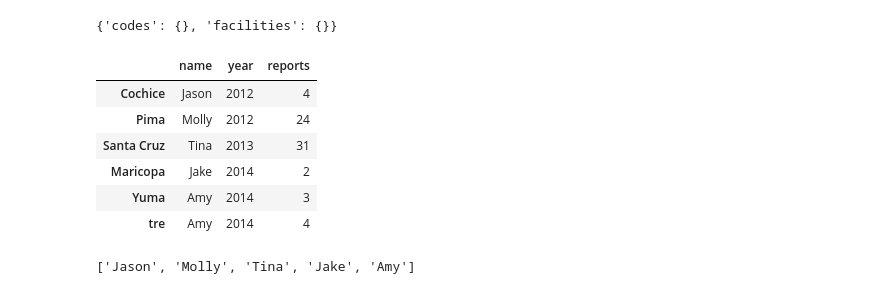
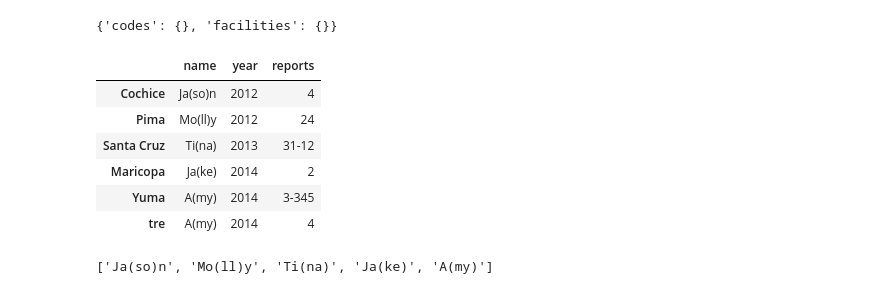
Before and after one commit to ejgoodwin/sum_parser, a Jupyter notebook: Parser-PD.ipynb, the cells around one changed output. Saved outputs shown, nothing was run; the diff lists cells and outputs as text; code cells hidden in the pictures.

```diff
--- a/Parser-PD.ipynb
+++ b/Parser-PD.ipynb
@@ -541,21 +548,21 @@ vioDict
 {'codes': {}, 'facilities': {}}
 # %%
 # Create an example dataframe
-data = {'name': ['Jason', 'Molly', 'Tina', 'Jake', 'Amy', 'Amy'],
+data = {'name': ['Ja(so)n', 'Mo(ll)y', 'Ti(na)', 'Ja(ke)', 'A(my)', 'A(my)'],
         'year': [2012, 2012, 2013, 2014, 2014, 2014],
-        'reports': [4, 24, 31, 2, 3, 4]}
+        'reports': ['4', '24', '31-12', '2', '3-345', '4']}
 df = pd.DataFrame(data, index = ['Cochice', 'Pima', 'Santa Cruz', 'Maricopa', 'Yuma', 'tre'])
 df
 # %% [output]
 |  | name | year | reports |
-| Cochice | Jason | 2012 | 4 |
-| Pima | Molly | 2012 | 24 |
-| Santa Cruz | Tina | 2013 | 31 |
-| Maricopa | Jake | 2014 | 2 |
-| Yuma | Amy | 2014 | 3 |
-| tre | Amy | 2014 | 4 |
+| Cochice | Ja(so)n | 2012 | 4 |
+| Pima | Mo(ll)y | 2012 | 24 |
+| Santa Cruz | Ti(na) | 2013 | 31-12 |
+| Maricopa | Ja(ke) | 2014 | 2 |
+| Yuma | A(my) | 2014 | 3-345 |
+| tre | A(my) | 2014 | 4 |
 # %%
 d = df['name'].unique()
 list(d)
 # %% [output]
-['Jason', 'Molly', 'Tina', 'Jake', 'Amy']
+['Ja(so)n', 'Mo(ll)y', 'Ti(na)', 'Ja(ke)', 'A(my)']
```
Also changed, not shown: parts of 6 cells of this notebook, 1 other file.
